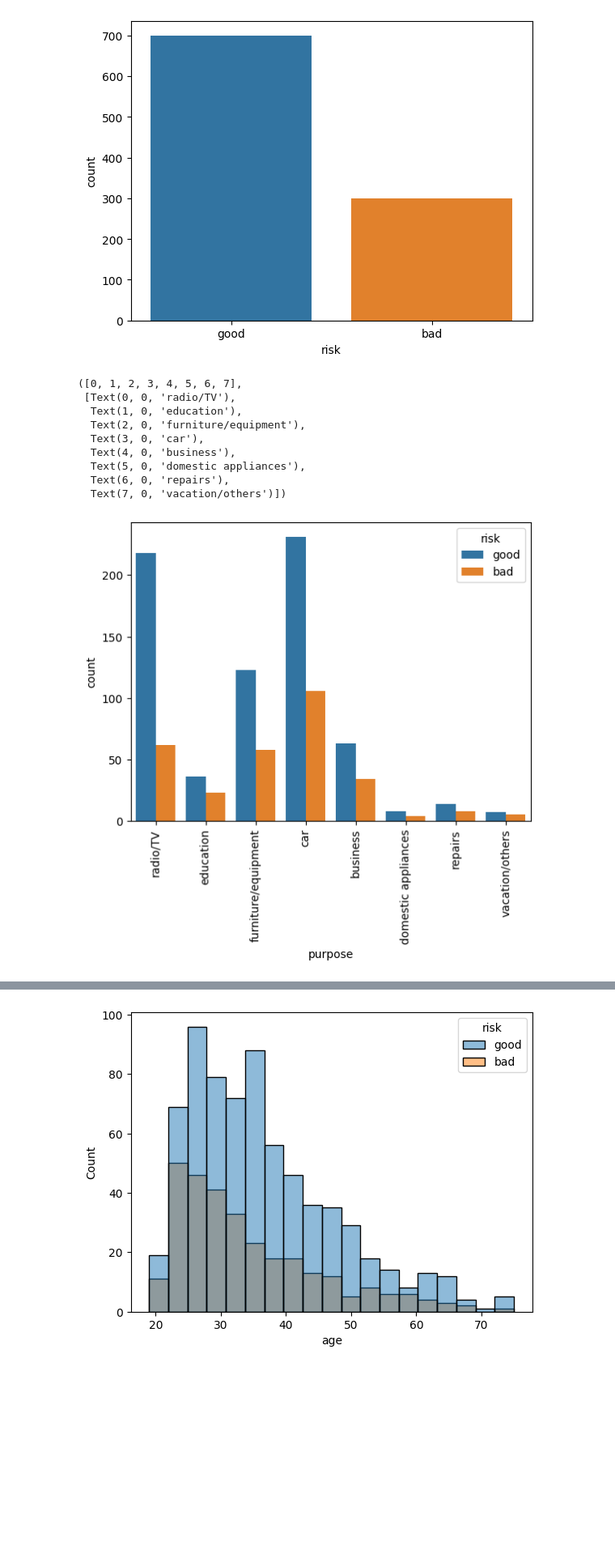
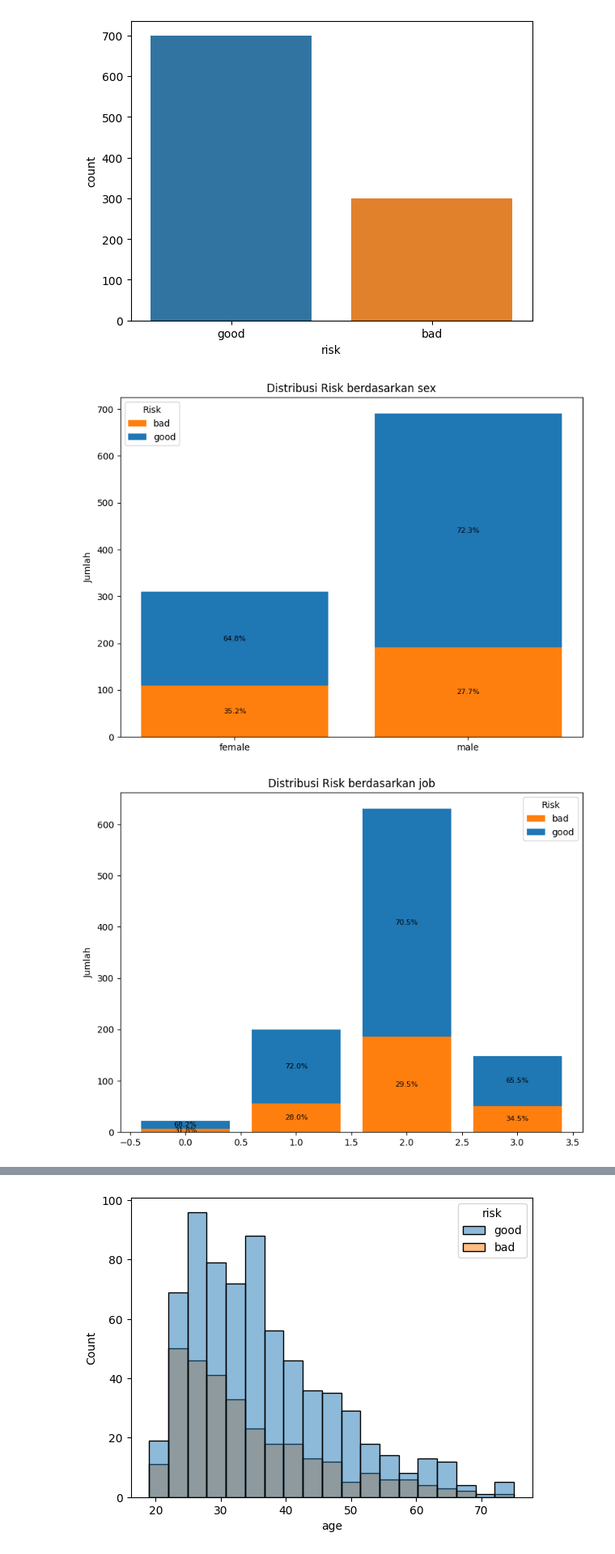
Before and after one commit to rrofiikkk/machine-learning, a Jupyter notebook: credit.ipynb, the cells around one changed output, grey strips where cells are left out. Shown: that part at 81% size. Cells and saved outputs as stored; diff of their text form; code cells hidden in the pictures; blank space fills up the shorter version.

```diff
--- a/credit.ipynb
+++ b/credit.ipynb
@@ -159,17 +182,45 @@ for i in cat:
 [figure]
 [figure]
 [figure]
-# %%
-sns.countplot(x='purpose', hue='risk', data=df)
-plt.xticks(rotation = 90)
-# %% [output]
-([0, 1, 2, 3, 4, 5, 6, 7],
- [Text(0, 0, 'radio/TV'),
-  Text(1, 0, 'education'),
-  Text(2, 0, 'furniture/equipment'),
-  Text(3, 0, 'car'),
-  Text(4, 0, 'business'),
-  Text(5, 0, 'domestic appliances'),
-  Text(6, 0, 'repairs'),
-  Text(7, 0, 'vacation/others')])
-[figure, removed]
+# %%
+for col in cat:
+    df_grouped = df.groupby([col, 'risk']).size().unstack(fill_value=0)
+    totals = df_grouped.sum(axis=1)
+    percentages = df_grouped.divide(totals, axis=0) * 100
+
+    # Warna untuk masing-masing label risk (menggunakan biru dan oranye)
+    colors = {
+        'good': '#1f77b4',  # Biru
+        'bad': '#ff7f0e'     # Oranye
+    }
+
+    # Filter hanya risk yang tersedia di colors
+    valid_risks = [r for r in df_grouped.columns if r in colors]
+    df_grouped = df_grouped[valid_risks]
+    percentages = percentages[valid_risks]
+    color_list = [colors[r] for r in valid_risks]
+
+    fig, ax = plt.subplots(figsize=(8, 6))
+    bottoms = [0] * len(df_grouped)
+
+    for idx, risk_level in enumerate(valid_risks):
+        bars = ax.bar(df_grouped.index, df_grouped[risk_level], bottom=bottoms, label=risk_level, color=color_list[idx])
+        for j, bar in enumerate(bars):
+            height = bar.get_height()
+            if height > 0:
+                ax.text(
+                    bar.get_x() + bar.get_width() / 2,
+                    bottoms[j] + height / 2,
+                    f"{percentages.iloc[j, idx]:.1f}%",
+                    ha='center', va='center', fontsize=8
+                )
+            bottoms[j] += height
+
+    ax.set_title(f'Distribusi Risk berdasarkan {col}', fontsize=12)
+    ax.set_ylabel('Jumlah')
+    ax.legend(title='Risk')
+    plt.tight_layout()
+    plt.show()
+# %% [output]
+[figure, added]
+[figure, added]
```
Also changed, not shown: parts of 9 cells of this notebook.
